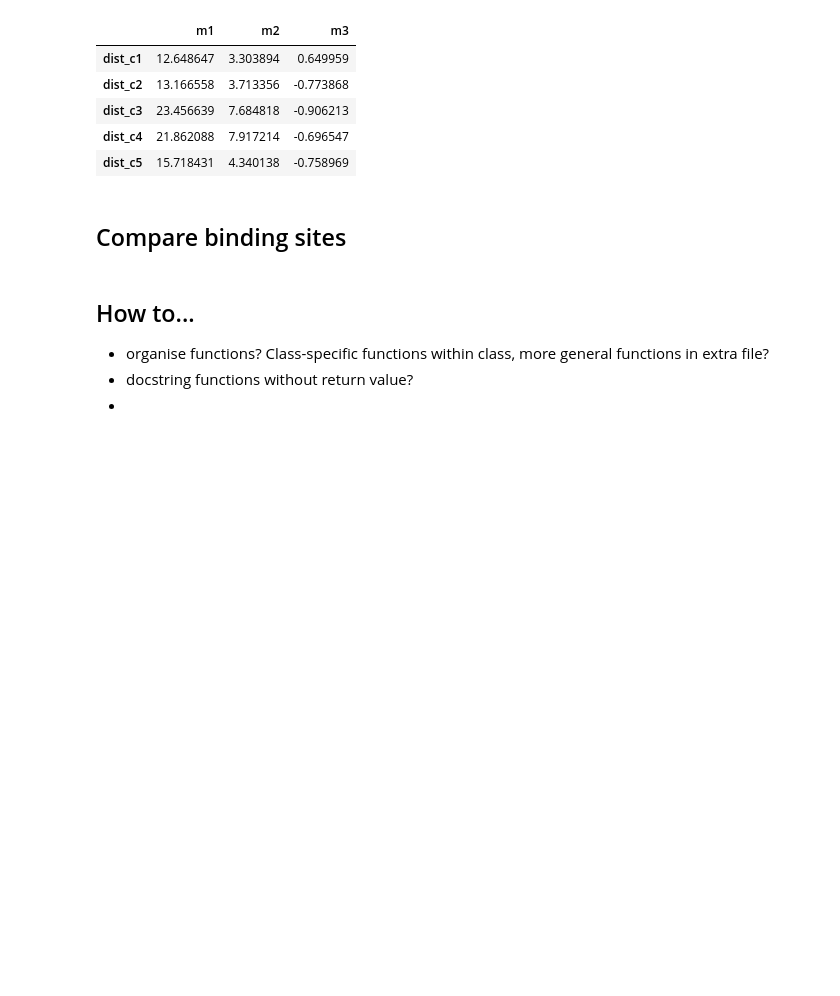
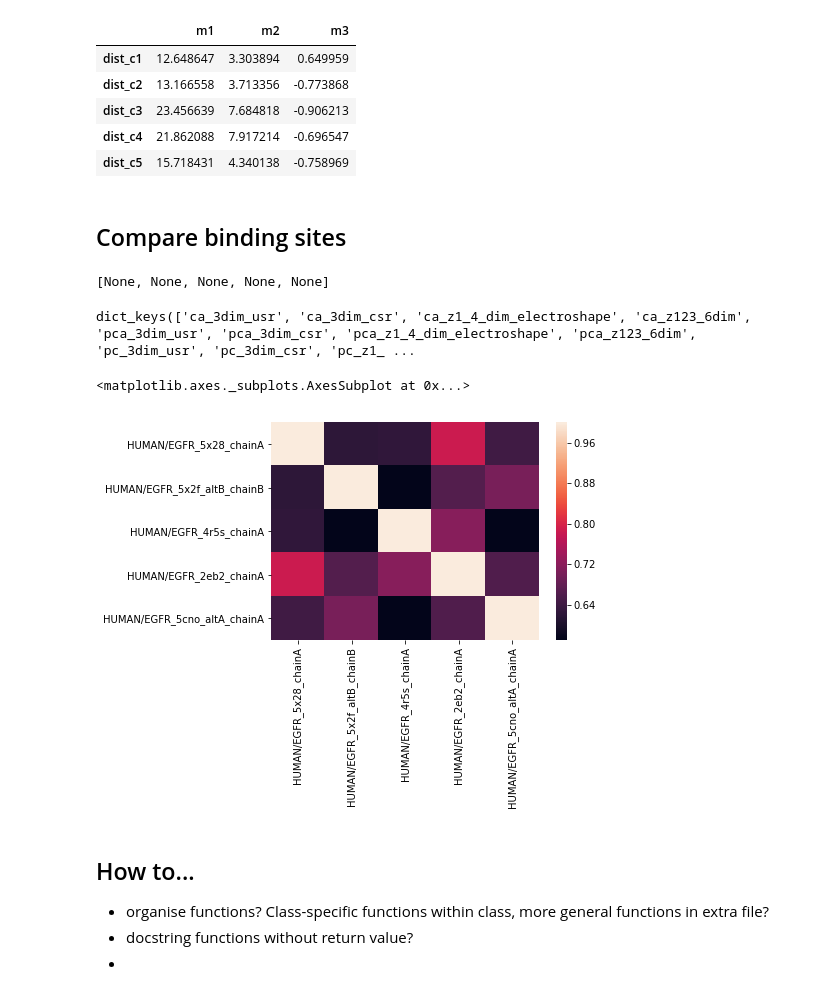
Before and after one commit to volkamerlab/ratar, a Jupyter notebook: ratar/ratar_tutorial.ipynb, the cells around one changed output. Drawn from its saved outputs; the diff is of its cells as text; code cells hidden in the pictures; blank space fills up the shorter version.

Commit message:
Add ratar tutorial

```diff
--- a/ratar/demo.ipynb
+++ b/ratar/ratar_tutorial.ipynb
@@ -289,6 +290,23 @@ bs.shapes.shapes_dict['ca_z123']['6dim']['dist']['moments'].head()
 | dist_c5 | 15.718431 | 4.340138 | -0.758969 |
 # %% [markdown]
 ## Compare binding sites
+# %%
+# Save binding sites to disc
+[save_binding_site(i, f'/home/dominique/Tmp/encoding/{i.pdb_id}/ratar_encoding.p') for i in binding_sites]
+# %% [output]
+[None, None, None, None, None]
+# %%
+# Get all-against-all matrices for different encoding types
+aaa_dict = get_similarity_all_against_all('/home/dominique/Tmp/encoding/HUMAN/*/ratar_encoding.p')
+aaa_dict.keys()
+# %% [output]
+dict_keys(['ca_3dim_usr', 'ca_3dim_csr', 'ca_z1_4_dim_electroshape', 'ca_z123_6dim', 'pca_3dim_usr', 'pca_3dim_csr', 'pca_z1_4_dim_electroshape', 'pca_z123_6dim', 'pc_3dim_usr', 'pc_3dim_csr', 'pc_z1_ ...
+# %%
+data = aaa_dict['ca_z123_6dim']
+sns.heatmap(data)
+# %% [output]
+<matplotlib.axes._subplots.AxesSubplot at 0x...>
+[figure, added]
 # %% [markdown]
 ## How to...
 
```
Also changed, not shown: parts of 4 cells of this notebook.
